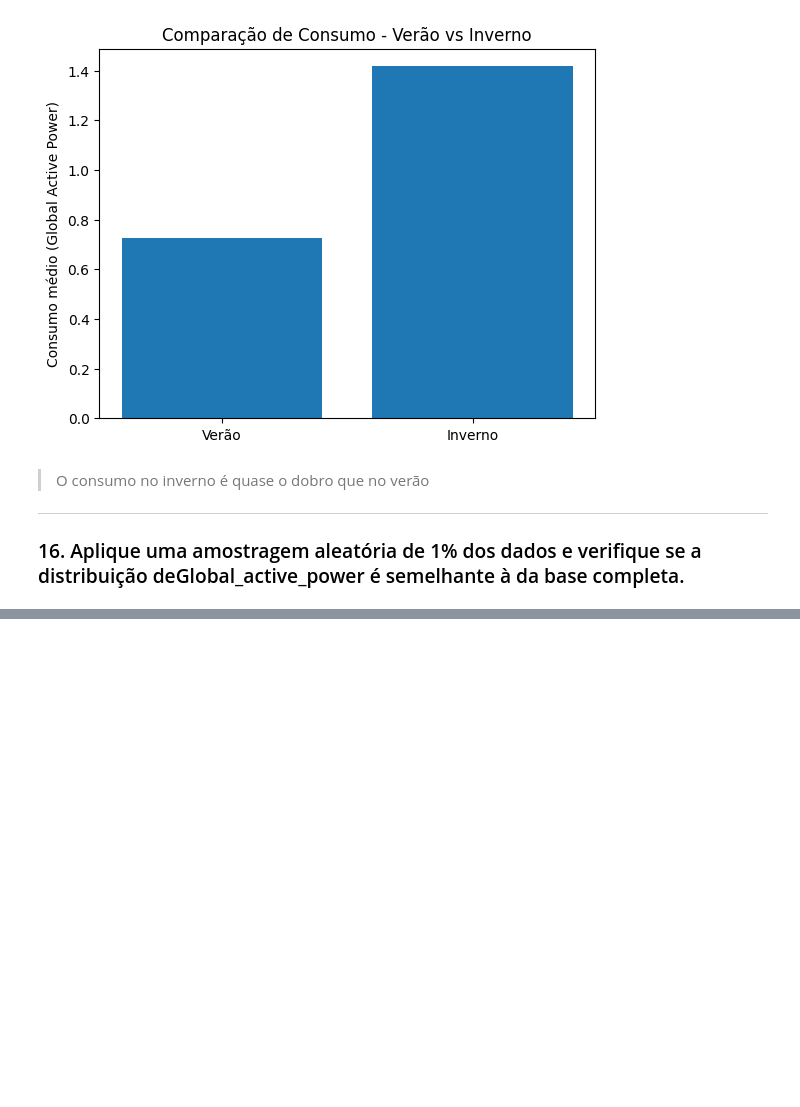
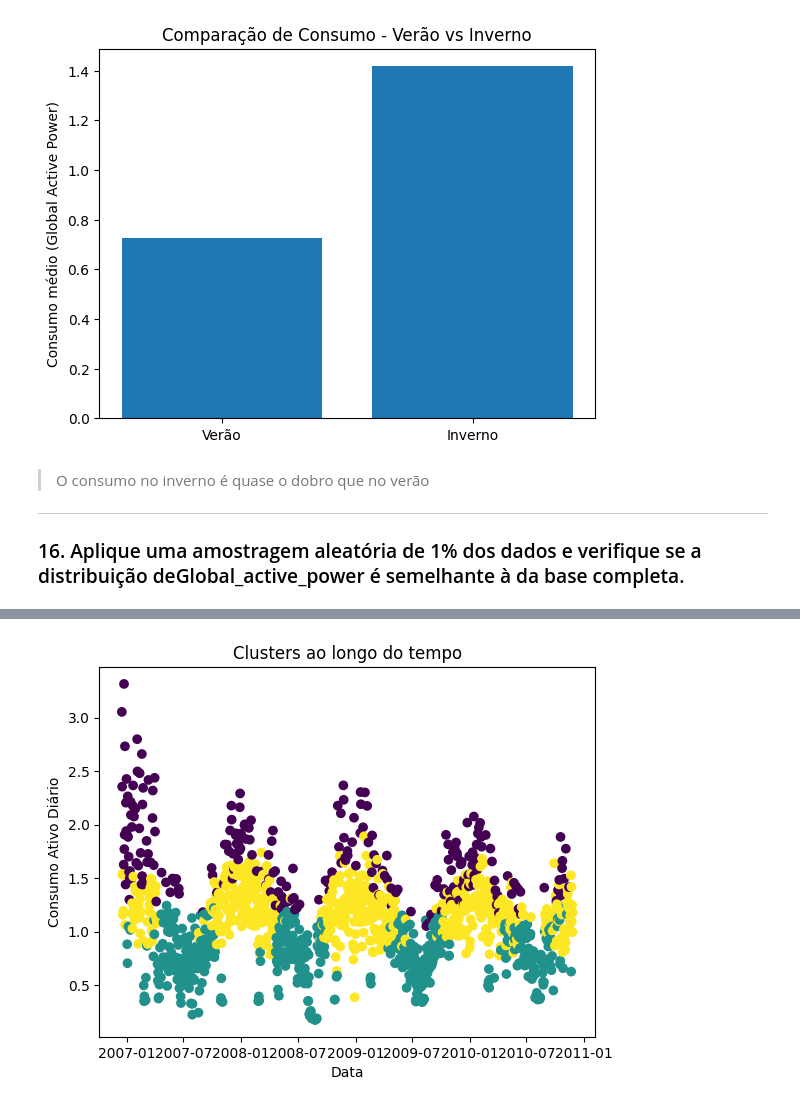
Before and after one commit to Entrega-CheckPoint/IOT-IOB-GENERATIVE-IA-CP04, a Jupyter notebook: checkpoint.ipynb, the cells around one changed output, grey strips where cells are left out. Cells and saved outputs as stored; diff of their text form; code cells hidden in the pictures; blank space fills up the shorter version.

```diff
--- a/checkpoint.ipynb
+++ b/checkpoint.ipynb
@@ -432,0 +554,8 @@ plt.show()
+# %%
+plt.scatter(df_daily["Date"], df_daily["Global_active_power"], c=df_daily["Cluster"], cmap="viridis")
+plt.xlabel("Data")
+plt.ylabel("Consumo Ativo Diário")
+plt.title("Clusters ao longo do tempo")
+plt.show()
+# %% [output]
+[figure, added]
```
Also changed, not shown: parts of 9 cells of this notebook.
